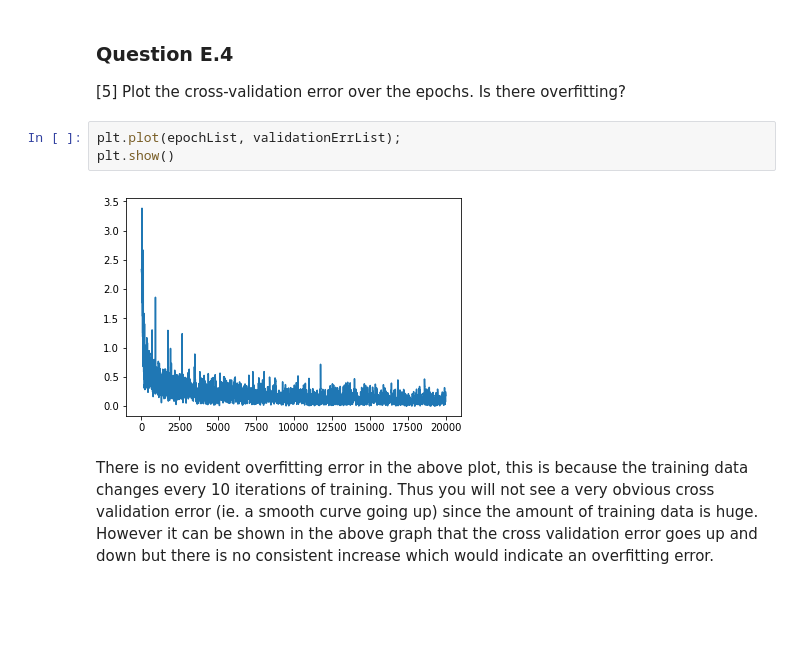
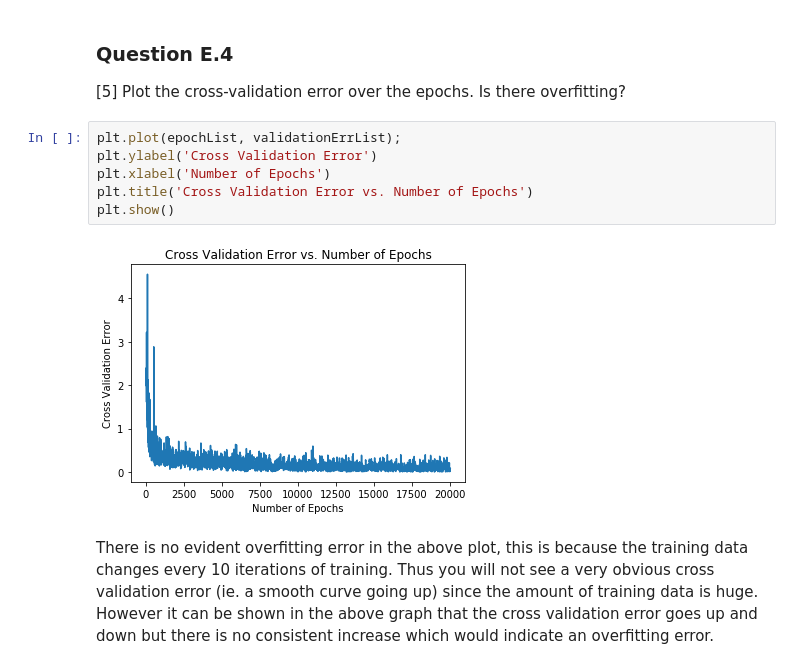
Before and after one commit to akiraaida/csci4050u, a Jupyter notebook: assignments/assign2/E.ipynb, the cells around one changed output. Cells and saved outputs as stored; diff of their text form; blank space fills up the shorter version.

```diff
--- a/assignments/assign2/E.ipynb
+++ b/assignments/assign2/E.ipynb
@@ -117,11 +120,14 @@ plt.show()
 # %% [markdown]
 ### Question E.4
 [5] Plot the cross-validation error over the epochs. Is there overfitting?
-# %%
-plt.plot(epochList, validationErrList);
-plt.show()
-# %% [output]
-[figure, removed]
+# %%
+plt.plot(epochList, validationErrList);
+plt.ylabel('Cross Validation Error')
+plt.xlabel('Number of Epochs')
+plt.title('Cross Validation Error vs. Number of Epochs')
+plt.show()
+# %% [output]
+[figure, added]
 # %% [markdown]
 There is no evident overfitting error in the above plot, this is because the training data changes every 10 iterations of training. Thus you will not see a very obvious cross validation error (ie. a smooth curve going up) since the amount of training data is huge. However it can be shown in the above graph that the cross validation error goes up and down but there is no consistent increase which would indicate an overfitting error.
 # %% [markdown]
```
Also changed, not shown: parts of 4 cells of this notebook.
